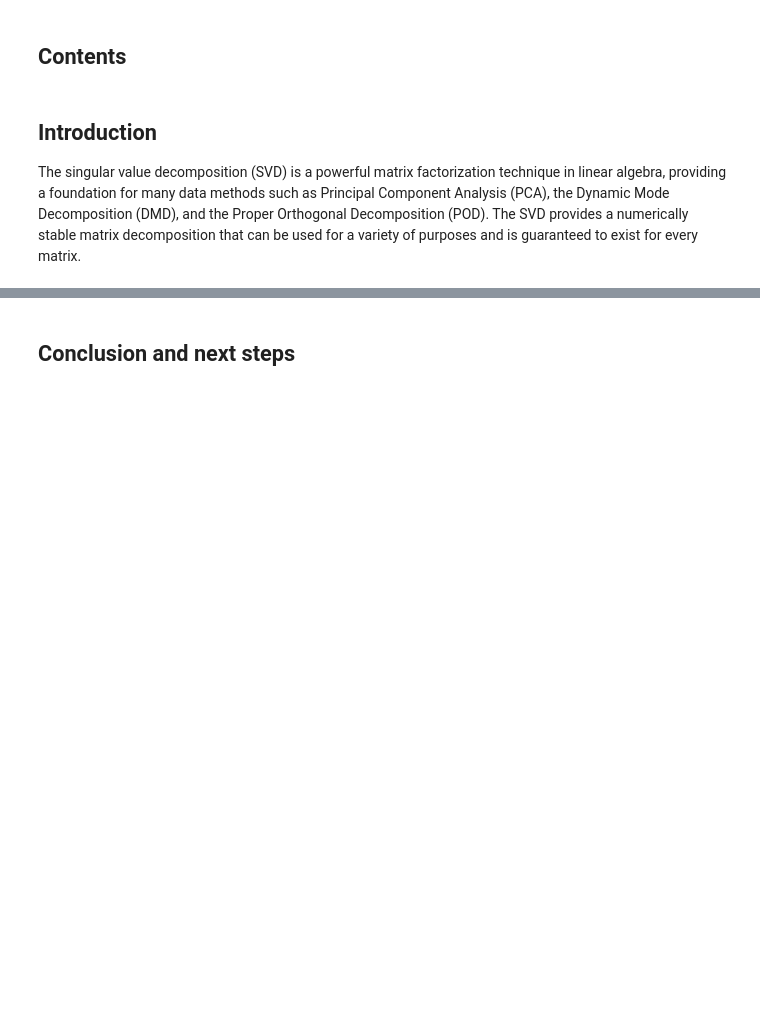
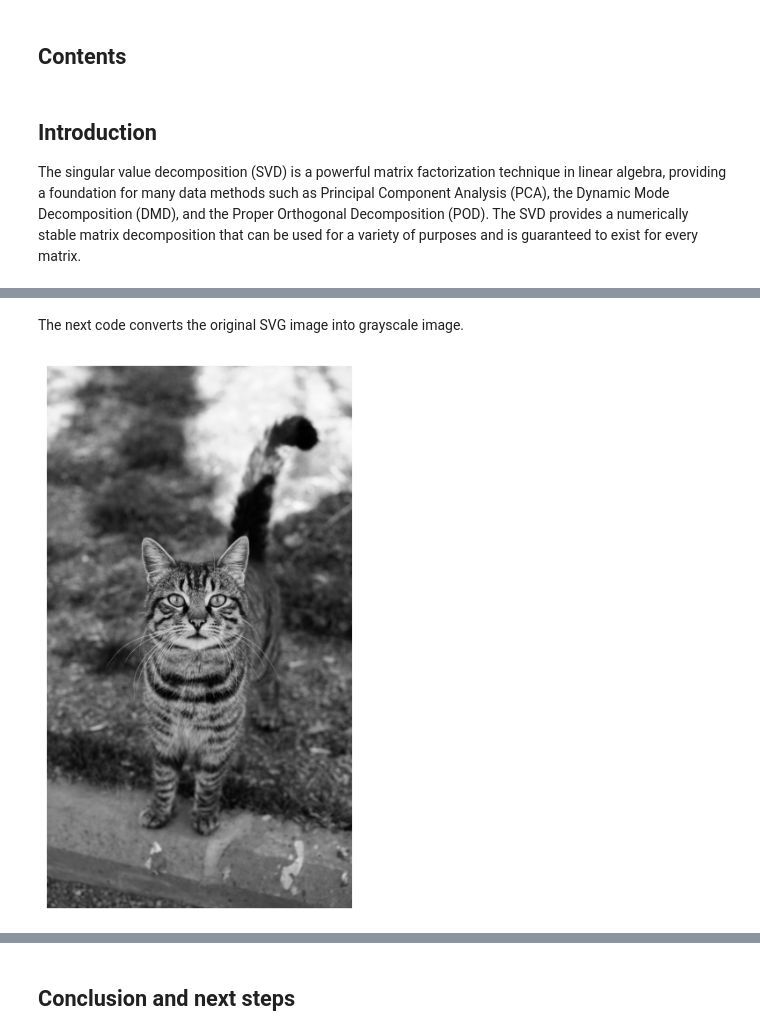
Before and after one commit to ilianakpetrova-cpu/svd-explained, a Jupyter notebook: svd-article.ipynb, the cells around one changed output, grey strips where cells are left out. Cells and saved outputs as stored; diff of their text form; code cells hidden in the pictures; blank space fills up the shorter version.

```diff
--- a/svd-article.ipynb
+++ b/svd-article.ipynb
@@ -103,0 +127,10 @@ The following figure illuststrates the Truncated SVD:
+# %% [markdown]
+The next code converts the original SVG image into grayscale image.
+# %%
+X = np.mean(img, -1) #convert RGB to grayscale
+img = plt.imshow(X)
+img.set_cmap('gray')
+plt.axis('off')
+plt.show()
+# %% [output]
+[figure, added]
```
Also changed, not shown: parts of 8 cells of this notebook, 1 other file.
